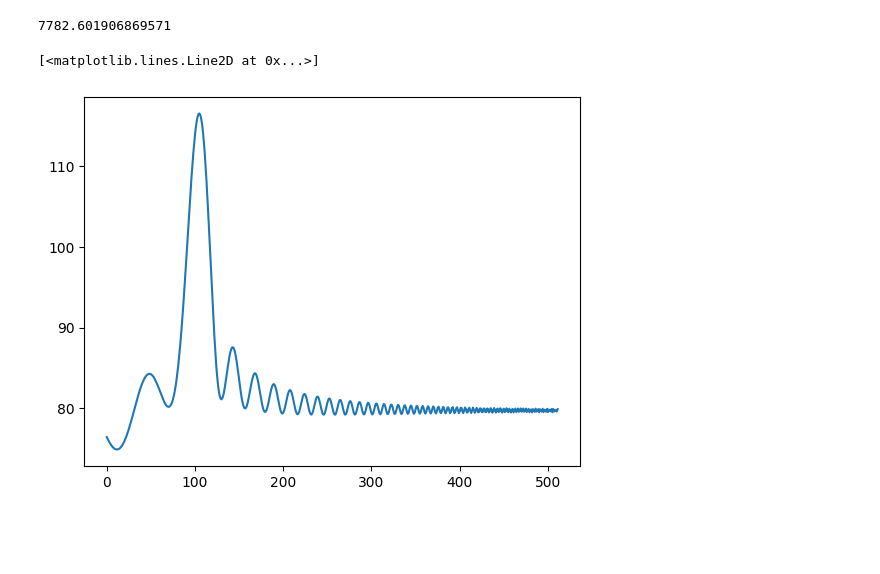
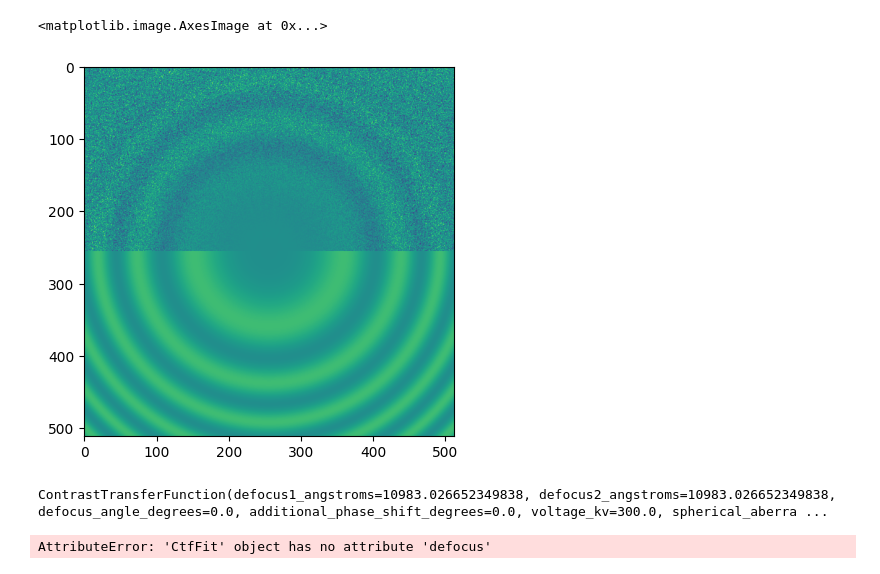
Before and after one commit to jojoelfe/contrasttransferfunction, a Jupyter notebook: examples/find_ctf.ipynb, the cells around one changed output. Drawn from its saved outputs; the diff is of its cells as text; code cells hidden in the pictures; blank space fills up the shorter version.

```diff
--- a/examples/find_ctf.ipynb
+++ b/examples/find_ctf.ipynb
@@ -44,4 +7,0 @@ plt.plot(array_2d[:,:361].dot(exp_1d))
-# %%
-defocus[100]
-# %% [output]
-7782.601906869571
@@ -52,5 +8,7 @@ test = ctf2.powerspectrum_1d[:,np.newaxis]
-# %%
-plt.plot(array_2d.dot(test))
-# %% [output]
-[<matplotlib.lines.Line2D at 0x...>]
-[figure, removed]
+# %%
+fitr = CtfFit.fit_1d(spectrum,pixel_size_angstrom=4.24)
+# %%
+plt.imshow(fitr.create_overlay())
+# %% [output]
+<matplotlib.image.AxesImage at 0x...>
+[figure, added]
@@ -56,0 +22,10 @@ plt.plot(array_2d.dot(test))
+# %%
+fit_d.ctf
+# %% [output]
+ContrastTransferFunction(defocus1_angstroms=10983.026652349838, defocus2_angstroms=10983.026652349838, defocus_angle_degrees=0.0, additional_phase_shift_degrees=0.0, voltage_kv=300.0, spherical_aberra ...
+# %%
+import matplotlib.pyplot as plt
+
+plt.imshow(fit_d.defocus)
+# %% [output]
+AttributeError: 'CtfFit' object has no attribute 'defocus'
```
Also changed, not shown: parts of 21 cells of this notebook, 5 other files.
